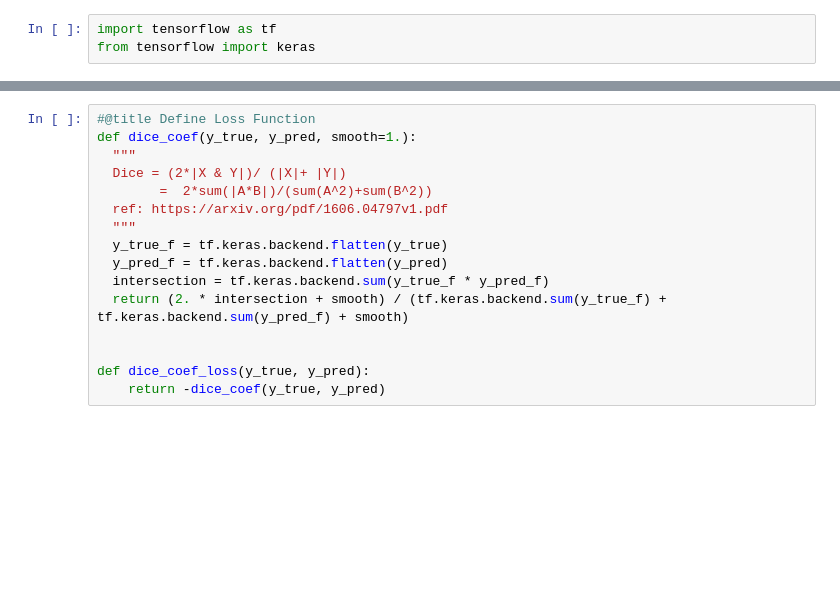
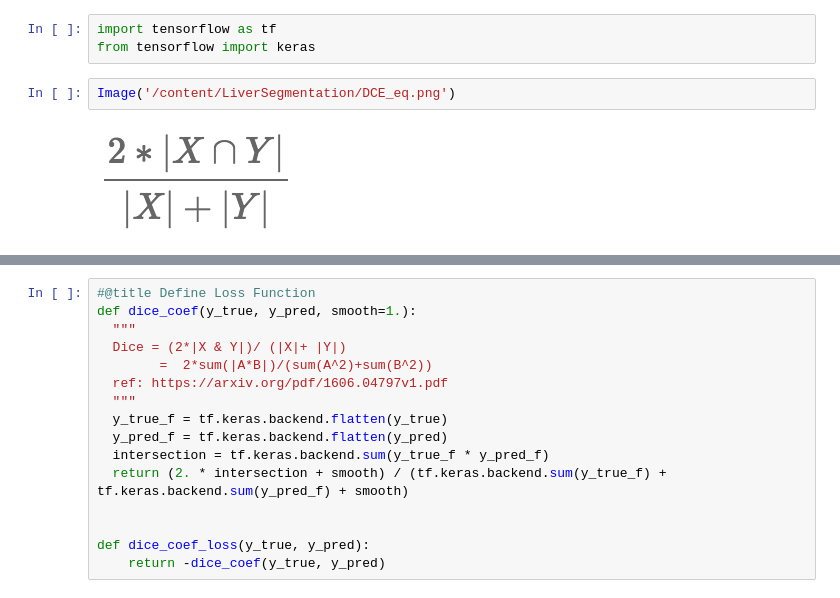
Before and after one commit to rekalantar/CT_LiverSegmentation, a Jupyter notebook: LiverSegmentation.ipynb, the cells around one changed output, grey strips where cells are left out. Cells and saved outputs as stored; diff of their text form; blank space fills up the shorter version.

```diff
--- a/LiverSegmentation.ipynb
+++ b/LiverSegmentation.ipynb
@@ -129,3 +132,7 @@ for i in range(1, 7):
 # %%
 import tensorflow as tf
 from tensorflow import keras
+# %%
+Image('/content/LiverSegmentation/DCE_eq.png')
+# %% [output]
+[figure, added]
```
Also changed, not shown: parts of 7 cells of this notebook.
